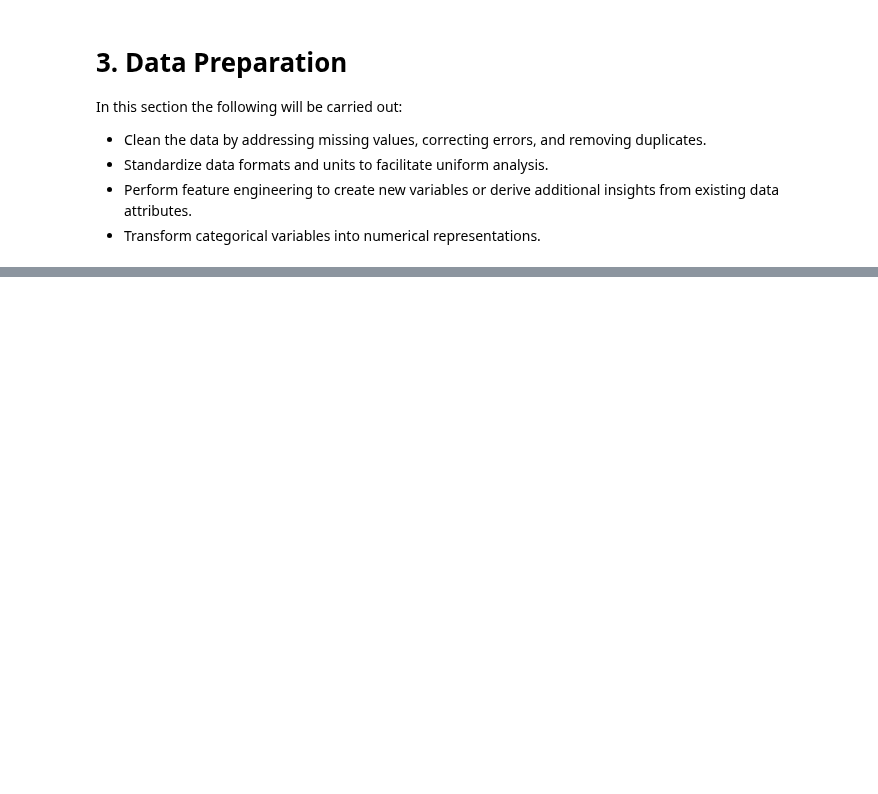
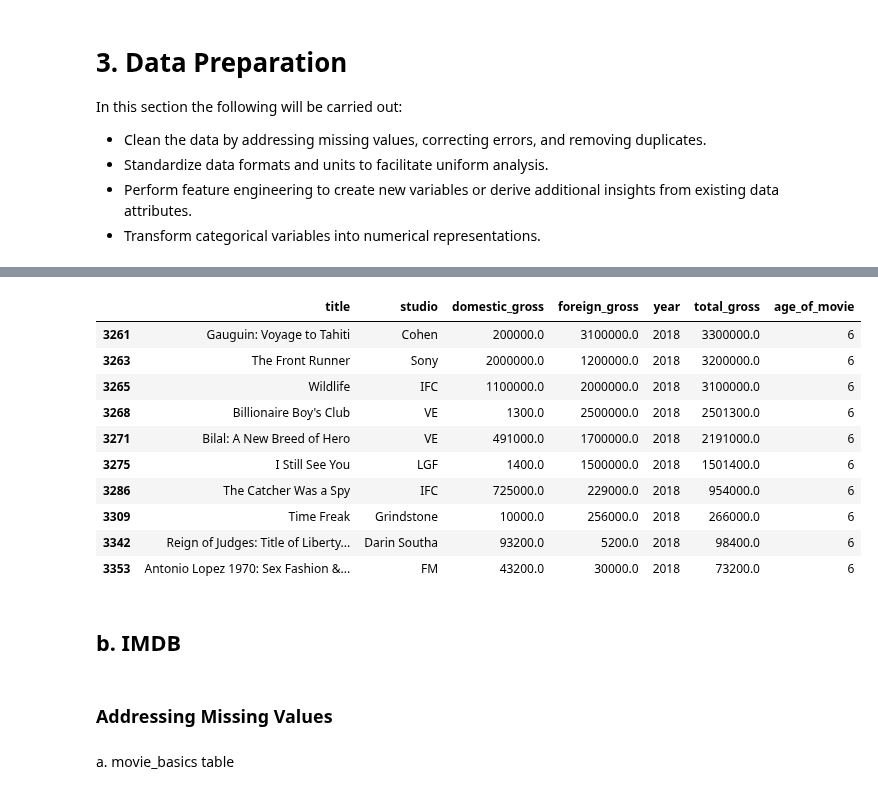
Before and after one commit to mbuvimuia/BoxOfficeInsights-MicrosoftStudio, a Jupyter notebook: student.ipynb, the cells around one changed output, grey strips where cells are left out. Cells and saved outputs as stored; diff of their text form; code cells hidden in the pictures; blank space fills up the shorter version.

Commit message:
Data Preparation

```diff
--- a/student.ipynb
+++ b/student.ipynb
@@ -765,0 +716,10 @@ In this section the following will be carried out:
+# %%
+#Addressing missing values in the box_office dataset
+#Drop missing values in the studio column
+box_office.dropna(subset=['studio'], inplace=True)
+
+#Drop missing values in the domestic_gross column
+box_office.dropna(subset = ['domestic_gross'], inplace=True)
+
+#Drop missing values in the foreign_gross column
+box_office.dropna(subset = ['foreign_gross'], inplace=True)
@@ -765,0 +759,3 @@ In this section the following will be carried out:
+# %%
+#Change the data type of the foreign_gross column to float
+box_office['foreign_gross'] = box_office['foreign_gross'].str.replace(',', '').astype(float)
@@ -765,0 +781,6 @@ In this section the following will be carried out:
+# %%
+# Perform feature engineering to create a new column called total_gross
+# This column will contain the sum of the domestic_gross and foreign_gross columns
+# representing the total gross of the movie
+box_office['total_gross'] = box_office['domestic_gross'] + box_office['foreign_gross']
+box_office.head()
@@ -765,0 +794,28 @@ In this section the following will be carried out:
+# %%
+#Perform feature engineering to create a new column called age of movie
+#This column will contain the difference between the current year and the year the movie was released
+# representing the age of the movie
+
+#Import the datetime library
+import datetime
+current_year = datetime.datetime.now().year
+box_office['age_of_movie'] = current_year - box_office['year']
+box_office.tail(10)
+# %% [output]
+|  | title | studio | domestic_gross | foreign_gross | year | total_gross | age_of_movie |
+| 3261 | Gauguin: Voyage to Tahiti | Cohen | 200000.0 | 3100000.0 | 2018 | 3300000.0 | 6 |
+| 3263 | The Front Runner | Sony | 2000000.0 | 1200000.0 | 2018 | 3200000.0 | 6 |
+| 3265 | Wildlife | IFC | 1100000.0 | 2000000.0 | 2018 | 3100000.0 | 6 |
+| 3268 | Billionaire Boy's Club | VE | 1300.0 | 2500000.0 | 2018 | 2501300.0 | 6 |
+| 3271 | Bilal: A New Breed of Hero | VE | 491000.0 | 1700000.0 | 2018 | 2191000.0 | 6 |
+| 3275 | I Still See You | LGF | 1400.0 | 1500000.0 | 2018 | 1501400.0 | 6 |
+| 3286 | The Catcher Was a Spy | IFC | 725000.0 | 229000.0 | 2018 | 954000.0 | 6 |
+| 3309 | Time Freak | Grindstone | 10000.0 | 256000.0 | 2018 | 266000.0 | 6 |
+| 3342 | Reign of Judges: Title of Liberty... | Darin Southa | 93200.0 | 5200.0 | 2018 | 98400.0 | 6 |
+| 3353 | Antonio Lopez 1970: Sex Fashion &... | FM | 43200.0 | 30000.0 | 2018 | 73200.0 | 6 |
+# %% [markdown]
+## b. IMDB
+# %% [markdown]
+### Addressing Missing Values
+# %% [markdown]
+a. movie_basics table
```
Also changed, not shown: parts of 71 cells of this notebook.
